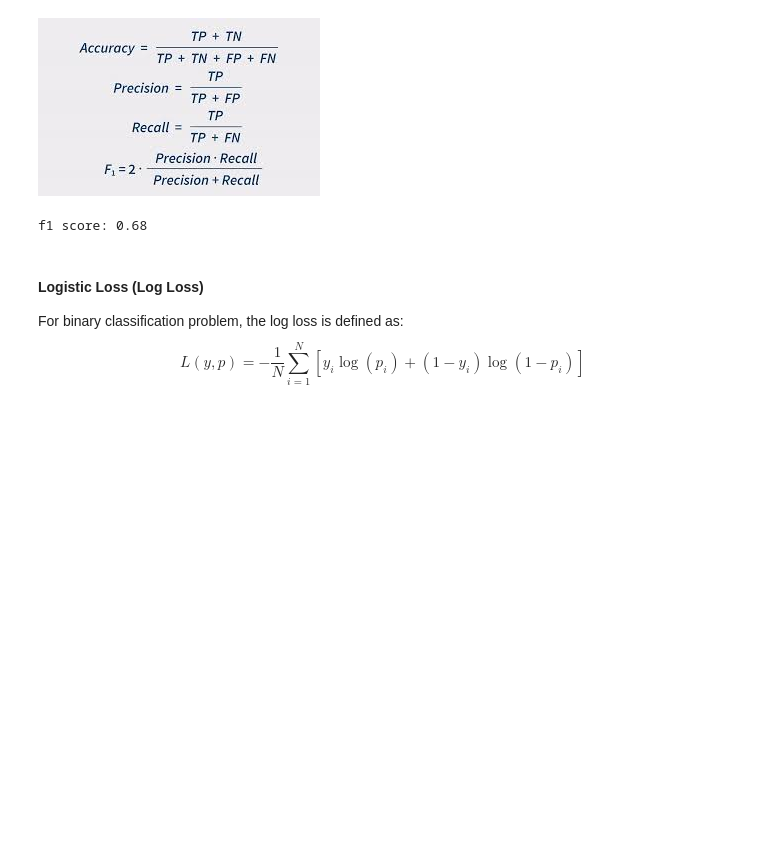
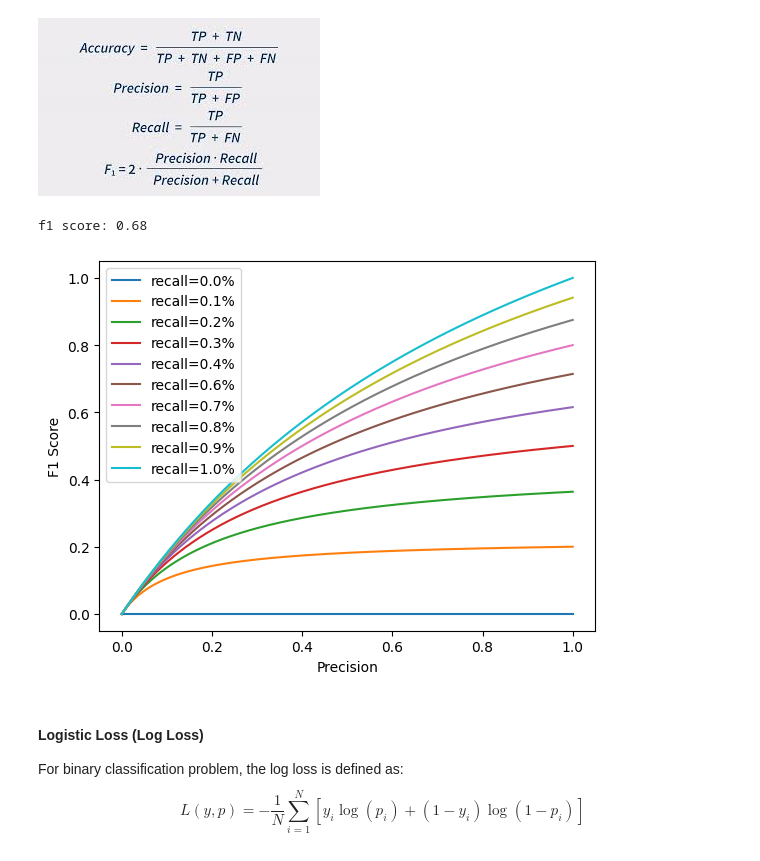
Before and after one commit to xiangshiyin/machine-learning-for-actuarial-science, a Jupyter notebook: 2025-spring/week06/notebook/demo.ipynb, the cells around one changed output. Drawn from its saved outputs; the diff is of its cells as text; code cells hidden in the pictures; blank space fills up the shorter version.

```diff
--- a/2025-spring/week06/notebook/demo.ipynb
+++ b/2025-spring/week06/notebook/demo.ipynb
@@ -556,6 +556,25 @@ f1_score = f1_score(Y_test, Y_test_pred)
 print(f"f1 score: {f1_score}")
 # %% [output]
 f1 score: 0.68
+# %%
+import matplotlib.pyplot as plt
+import numpy as np
+
+precision = np.linspace(0, 1, 1000)
+recalls = np.linspace(0, 1, 10)
+f1s = [
+    2 * precision * recall / (precision + recall)
+    for recall in recalls
+]
+for f1, recall in zip(f1s, recalls):
+    plt.plot(precision, f1, label=f"recall={recall:.1f}%")
+
+plt.xlabel("Precision")
+plt.ylabel("F1 Score")
+plt.legend()
+plt.show()
+# %% [output]
+[figure, added]
 # %% [markdown]
 #### Logistic Loss (Log Loss)
 
```
Also changed, not shown: parts of 3 cells of this notebook.
